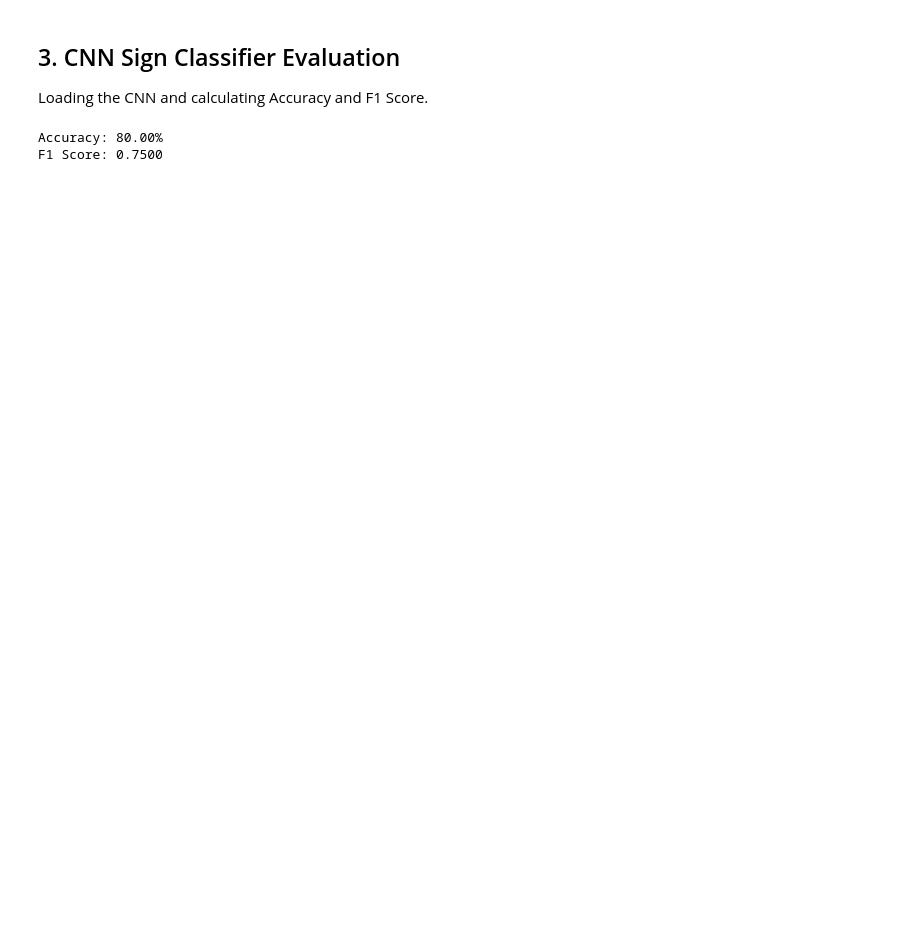
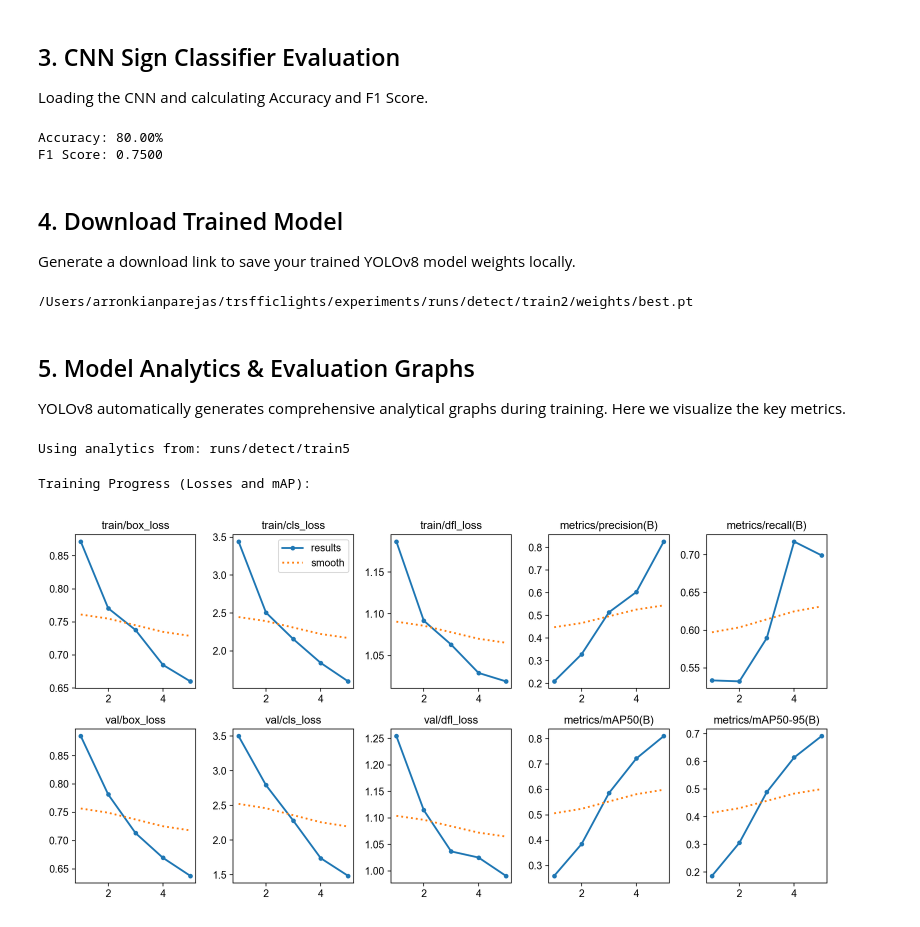
Before and after one commit to darknecrocities/IntelliAIDrive, a Jupyter notebook: experiments/training_notebook.ipynb, the cells around one changed output. Saved outputs shown, nothing was run; the diff lists cells and outputs as text; code cells hidden in the pictures; blank space fills up the shorter version.

Commit message:
feat: enhancing training

```diff
--- a/experiments/training_notebook.ipynb
+++ b/experiments/training_notebook.ipynb
@@ -94,3 +105,51 @@ print(f"F1 Score: {f1:.4f}")
 # %% [output]
 Accuracy: 80.00%
 F1 Score: 0.7500
+# %% [markdown]
+## 4. Download Trained Model
+Generate a download link to save your trained YOLOv8 model weights locally.
+# %%
+from IPython.display import FileLink
+import os
+
+# Path to the best trained YOLOv8 model
+model_path = 'runs/detect/train2/weights/best.pt'
+
+if os.path.exists(model_path):
+    display(FileLink(model_path, result_html_prefix="Click here to download: "))
+else:
+    print('Error: Model weights not found. Did the training finish successfully?')
+    # Fallback to base model for demonstration
+    if os.path.exists('yolov8n.pt'):
+        display(FileLink('yolov8n.pt', result_html_prefix="Click here to download base model: "))
+# %% [output]
+/Users/arronkianparejas/trsfficlights/experiments/runs/detect/train2/weights/best.pt
+# %% [markdown]
+## 5. Model Analytics & Evaluation Graphs
+YOLOv8 automatically generates comprehensive analytical graphs during training. Here we visualize the key metrics.
+# %%
+import os
+from IPython.display import Image, display
+
+# Find the most recent training run directory
+runs_dir = 'runs/detect'
+latest_train_dir = None
+
+if os.path.exists(runs_dir):
+    train_dirs = [os.path.join(runs_dir, d) for d in os.listdir(runs_dir) if d.startswith('train')]
+    if train_dirs:
+        latest_train_dir = max(train_dirs, key=os.path.getmtime)
+        print(f"Using analytics from: {latest_train_dir}")
+else:
+    print("Training run directory not found. Please run the training cell first.")
+# %% [output]
+Using analytics from: runs/detect/train5
+# %%
+print("Training Progress (Losses and mAP):")
+if latest_train_dir and os.path.exists(os.path.join(latest_train_dir, 'results.png')):
+    display(Image(filename=os.path.join(latest_train_dir, 'results.png'), width=800))
+else:
+    print('results.png not found.')
+# %% [output]
+Training Progress (Losses and mAP):
+[figure, added]
```
Also changed, not shown: parts of 7 cells of this notebook, 48 other files.
